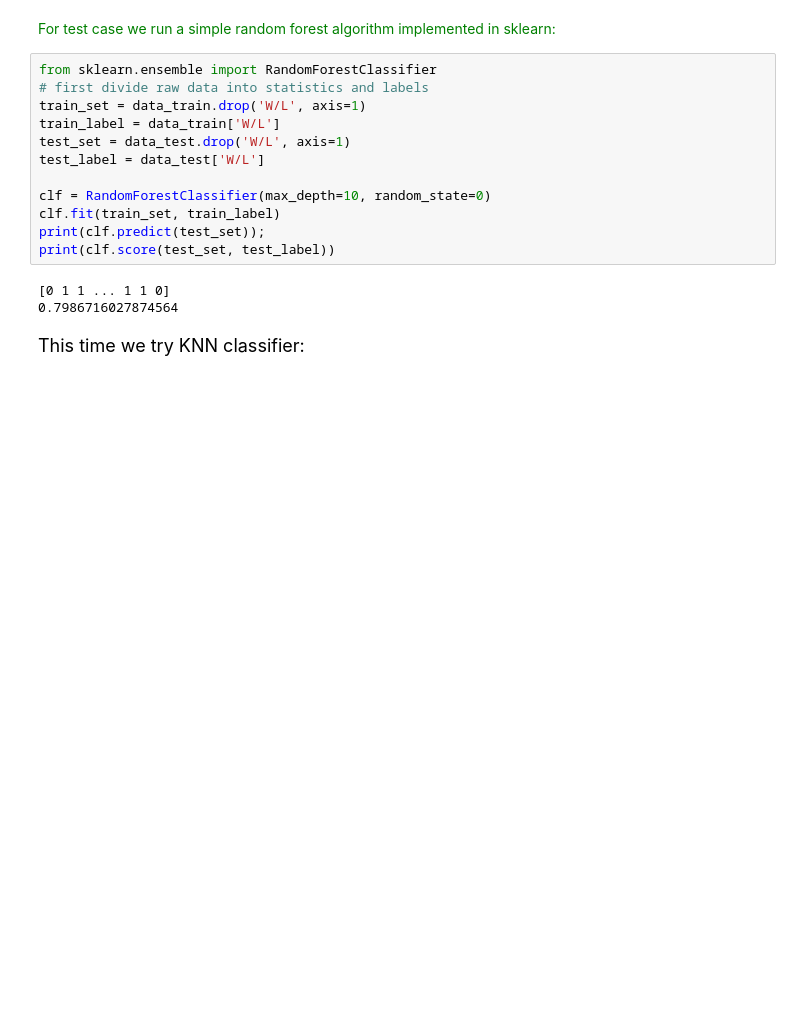
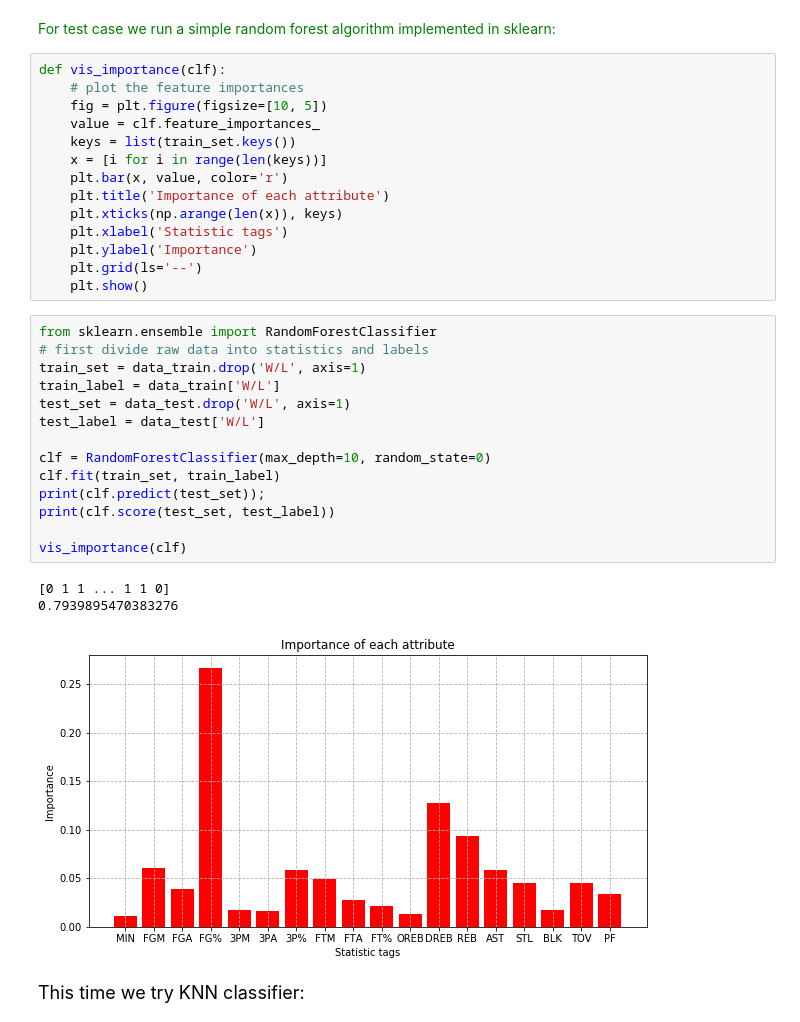
Before and after one commit to keyitotallyojbk/NBA_statistics_pred, a Jupyter notebook: NBA.ipynb, the cells around one changed output. Saved outputs shown, nothing was run; the diff lists cells and outputs as text; blank space fills up the shorter version.

```diff
--- a/NBA.ipynb
+++ b/NBA.ipynb
@@ -68,21 +68,38 @@ Testset shape: (9184, 19)        Trainingset shape: (36736, 19)
 <font size=4, color='green'>
 For test case we run a simple random forest algorithm implemented in sklearn:
 <font>
+# %%
+def vis_importance(clf):
+    # plot the feature importances
+    fig = plt.figure(figsize=[10, 5])
+    value = clf.feature_importances_
+    keys = list(train_set.keys())
+    x = [i for i in range(len(keys))]
+    plt.bar(x, value, color='r')
+    plt.title('Importance of each attribute')
+    plt.xticks(np.arange(len(x)), keys)
+    plt.xlabel('Statistic tags')
+    plt.ylabel('Importance')
+    plt.grid(ls='--')
+    plt.show()
 # %%
 from sklearn.ensemble import RandomForestClassifier
 # first divide raw data into statistics and labels
 train_set = data_train.drop('W/L', axis=1)
 train_label = data_train['W/L']
 test_set = data_test.drop('W/L', axis=1)
 test_label = data_test['W/L']
 
 clf = RandomForestClassifier(max_depth=10, random_state=0)
 clf.fit(train_set, train_label)
 print(clf.predict(test_set));
 print(clf.score(test_set, test_label))
+
+vis_importance(clf)
 # %% [output]
 [0 1 1 ... 1 1 0]
-0.7986716027874564
+0.7939895470383276
+[figure, added]
 # %% [markdown]
 <font face=consola, size=4>
 This time we try KNN classifier:
```
Also changed, not shown: parts of 8 cells of this notebook, 4 other files.
